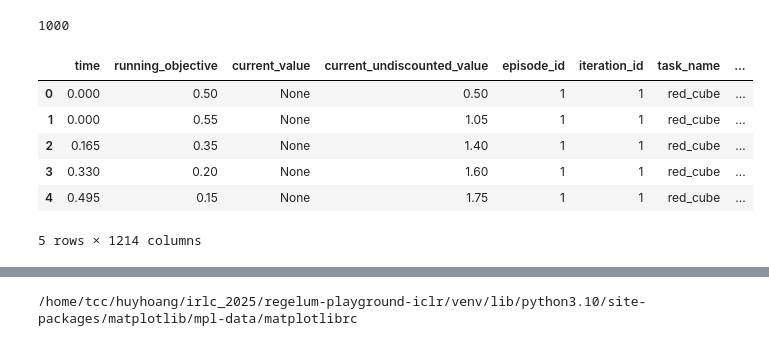
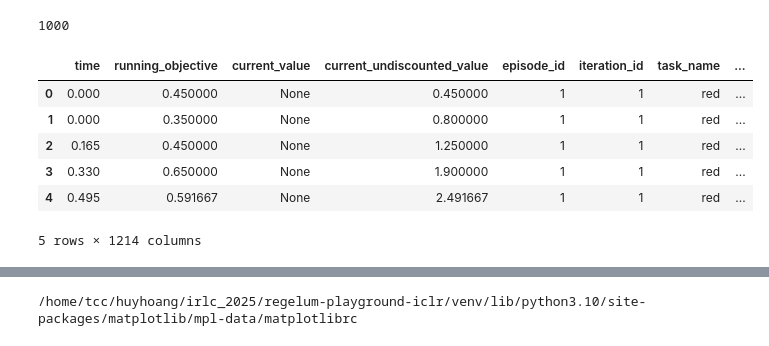
Before and after one commit to thd-research/regelum-playground, a Jupyter notebook: notebooks/check_log.ipynb, the cells around one changed output, grey strips where cells are left out. Saved outputs shown, nothing was run; the diff lists cells and outputs as text; code cells hidden in the pictures.

```diff
--- a/notebooks/check_log.ipynb
+++ b/notebooks/check_log.ipynb
@@ -32,37 +32,37 @@ end_datetime_str = "2024-11-05 08-00-00"
 # end_datetime_str = start_datetime_str = "2024-11-06 12-08-58"
 
 # contain large buffer and reset buffer [true, false]
 start_datetime_str = "2024-11-06 12-08-58"
 end_datetime_str = "2024-11-06 13-27-35"
 
 # contain large buffer and reset buffer [true, false] with bugfix on robot pursuit
 start_datetime_str = "2024-11-07 08-38-32"
 end_datetime_str = "2024-11-07 10-41-32"
 
 # end_datetime_str = start_datetime_str = "2024-11-07 11-31-51"
 end_datetime_str = start_datetime_str = "2024-11-07 14-27-14"
 
 # Full run at server
 start_datetime_str = "2024-11-07 14-35-44"
 end_datetime_str = "2024-11-08 04-58-17"
 
 # Test
-# end_datetime_str = start_datetime_str = "2024-11-08 08-42-09"
+end_datetime_str = start_datetime_str = "2024-11-08 21-30-23"
 
 df = get_df_from_datetime_range(start_datetime_str,
                                 end_datetime_str,
                                 decay_rate=DECAY_RATE,
                                 max_iter=np.inf,
                                 validity_check=False,
                                 reload=False
                                 )
 
 df.head()
 # %% [output]
 |  | time | running_objective | current_value | current_undiscounted_value | episode_id | iteration_id | task_name | ... |
-| 0 | 0.000 | 0.50 | None | 0.50 | 1 | 1 | red_cube | ... |
-| 1 | 0.000 | 0.55 | None | 1.05 | 1 | 1 | red_cube | ... |
-| 2 | 0.165 | 0.35 | None | 1.40 | 1 | 1 | red_cube | ... |
-| 3 | 0.330 | 0.20 | None | 1.60 | 1 | 1 | red_cube | ... |
-| 4 | 0.495 | 0.15 | None | 1.75 | 1 | 1 | red_cube | ... |
+| 0 | 0.000 | 0.450000 | None | 0.450000 | 1 | 1 | red | ... |
+| 1 | 0.000 | 0.350000 | None | 0.800000 | 1 | 1 | red | ... |
+| 2 | 0.165 | 0.450000 | None | 1.250000 | 1 | 1 | red | ... |
+| 3 | 0.330 | 0.650000 | None | 1.900000 | 1 | 1 | red | ... |
+| 4 | 0.495 | 0.591667 | None | 2.491667 | 1 | 1 | red | ... |
 5 rows × 1214 columns
```
Also changed, not shown: parts of 14 cells of this notebook, 1 other file.
